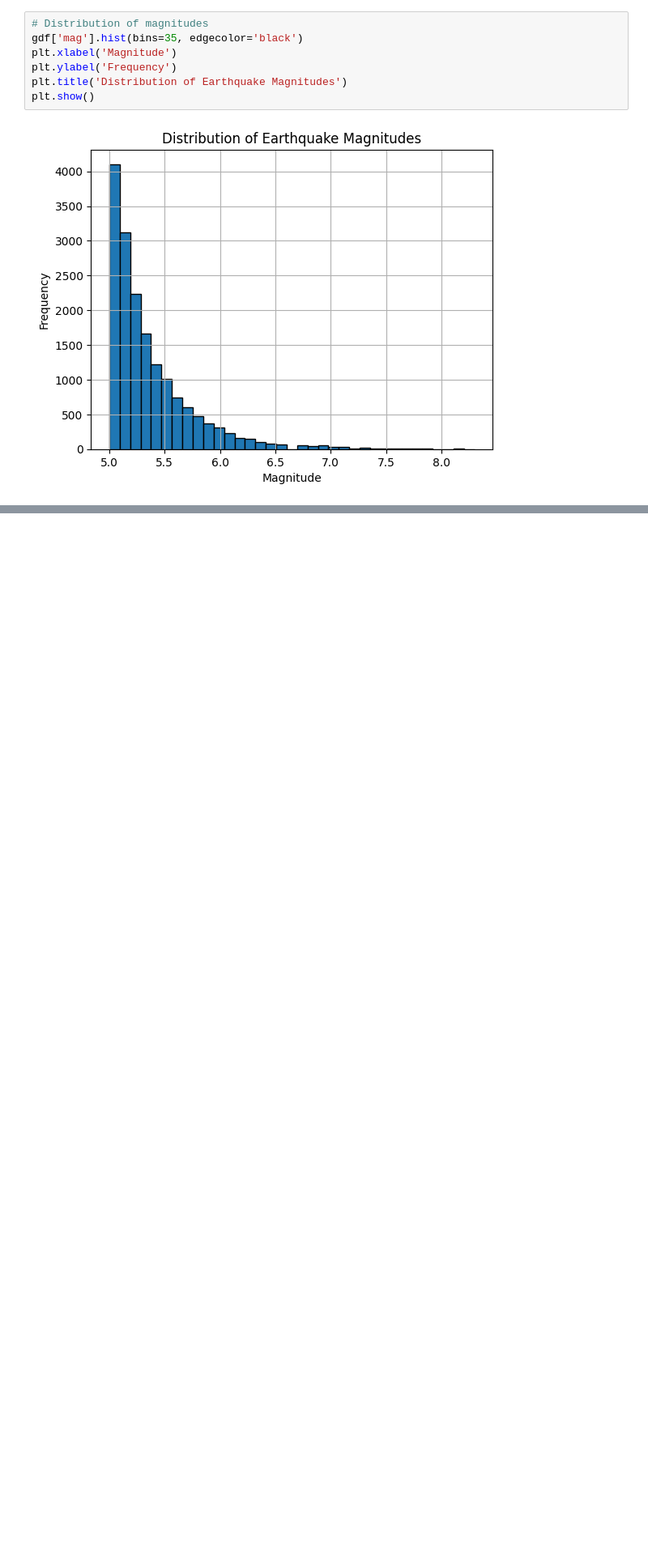
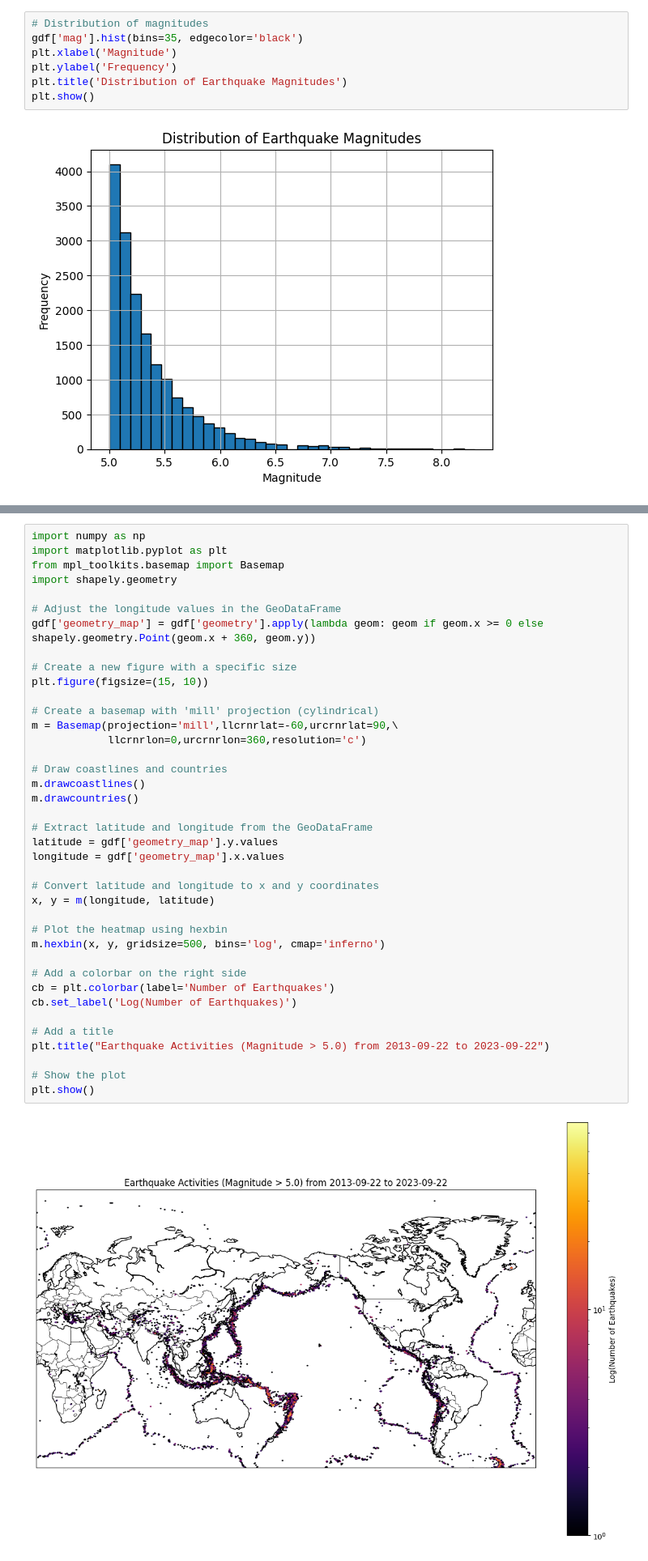
Before and after one commit to hachemB/ICT605, a Jupyter notebook: USGS_API_Global_GeoJSON.ipynb, the cells around one changed output, grey strips where cells are left out. Shown at 81% size. Saved outputs shown, nothing was run; the diff lists cells and outputs as text; blank space fills up the shorter version.

```diff
--- a/USGS_API_Global_GeoJSON.ipynb
+++ b/USGS_API_Global_GeoJSON.ipynb
@@ -138,0 +221,41 @@ plt.show()
+# %%
+import numpy as np
+import matplotlib.pyplot as plt
+from mpl_toolkits.basemap import Basemap
+import shapely.geometry
+
+# Adjust the longitude values in the GeoDataFrame
+gdf['geometry_map'] = gdf['geometry'].apply(lambda geom: geom if geom.x >= 0 else shapely.geometry.Point(geom.x + 360, geom.y))
+
+# Create a new figure with a specific size
+plt.figure(figsize=(15, 10))
+
+# Create a basemap with 'mill' projection (cylindrical)
+m = Basemap(projection='mill',llcrnrlat=-60,urcrnrlat=90,\
+            llcrnrlon=0,urcrnrlon=360,resolution='c')
+
+# Draw coastlines and countries
+m.drawcoastlines()
+m.drawcountries()
+
+# Extract latitude and longitude from the GeoDataFrame
+latitude = gdf['geometry_map'].y.values
+longitude = gdf['geometry_map'].x.values
+
+# Convert latitude and longitude to x and y coordinates
+x, y = m(longitude, latitude)
+
+# Plot the heatmap using hexbin
+m.hexbin(x, y, gridsize=500, bins='log', cmap='inferno')
+
+# Add a colorbar on the right side
+cb = plt.colorbar(label='Number of Earthquakes')
+cb.set_label('Log(Number of Earthquakes)')
+
+# Add a title
+plt.title("Earthquake Activities (Magnitude > 5.0) from 2013-09-22 to 2023-09-22")
+
+# Show the plot
+plt.show()
+# %% [output]
+[figure, added]
```
Also changed, not shown: parts of 21 cells of this notebook, 4 other files.
